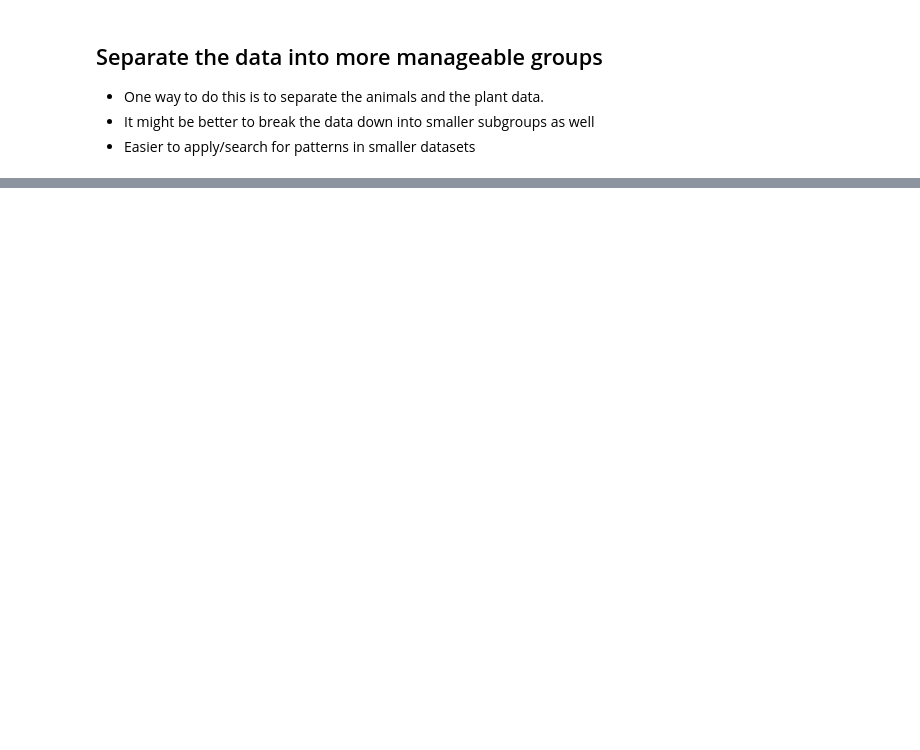
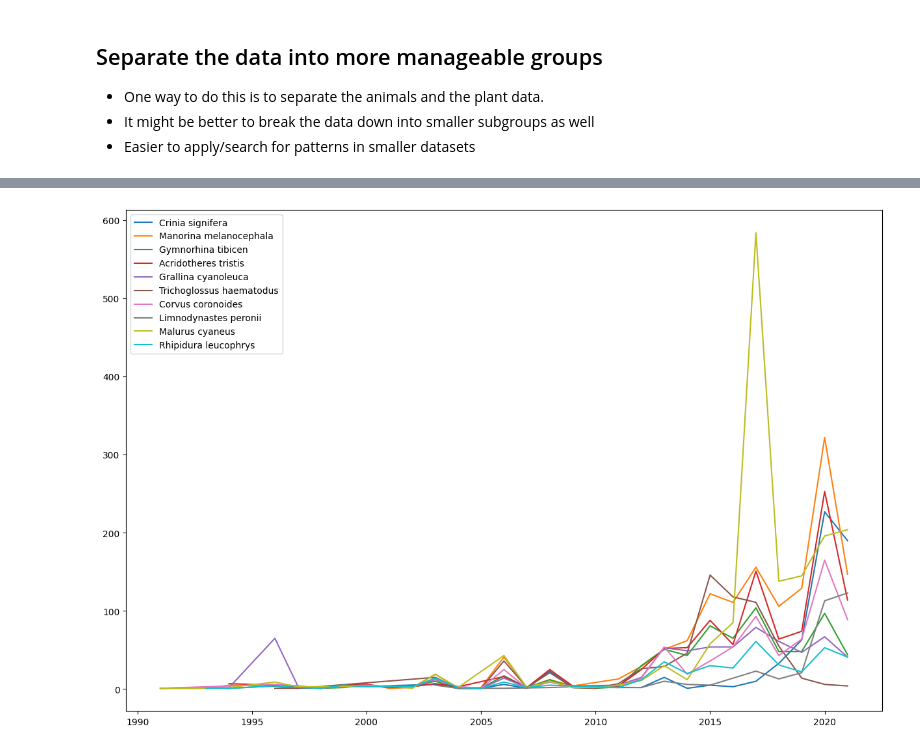
Before and after one commit to ninnzz/savekoalaplease, a Jupyter notebook: process.ipynb, the cells around one changed output, grey strips where cells are left out. Cells and saved outputs as stored; diff of their text form; code cells hidden in the pictures; blank space fills up the shorter version.

```diff
--- a/process.ipynb
+++ b/process.ipynb
@@ -141,0 +152,31 @@ plant_data.head(5)
+# %%
+start_date = "1991-1-1"
+end_date = "2021-12-31"
+
+def get_date_bounded(df, start_date, end_date):
+    """Filters the data with the given date range"""
+
+    mask = (df.date_clean > start_date) & (df.date_clean <= end_date)
+    bounded_df = df[mask]
+    return bounded_df
+
+a_bdf = get_date_bounded(animal_data, start_date, end_date)
+p_bdf = get_date_bounded(plant_data, start_date, end_date)
+# %%
+def show_historical_graph_per_species(df, top=10):
+    """Show historical record of top N species data"""
+    # IMPOTANT NOTE
+    # individualCount - only represents visual observation. Sound observations can also be made
+    plt.figure(figsize=(15,10))
+    top_species = df.species.value_counts()[:top].index
+    for spc in top_species:
+        agg = df[df.species == spc].groupby(df.date_clean.dt.year)['final_count'].sum()
+        plt.plot(agg.index, agg.values, label=spc)
+
+#     plt.yscale("log")
+    plt.legend()
+    plt.show()
+
+show_historical_graph_per_species(a_bdf)
+# %% [output]
+[figure, added]
```
Also changed, not shown: parts of 10 cells of this notebook.
